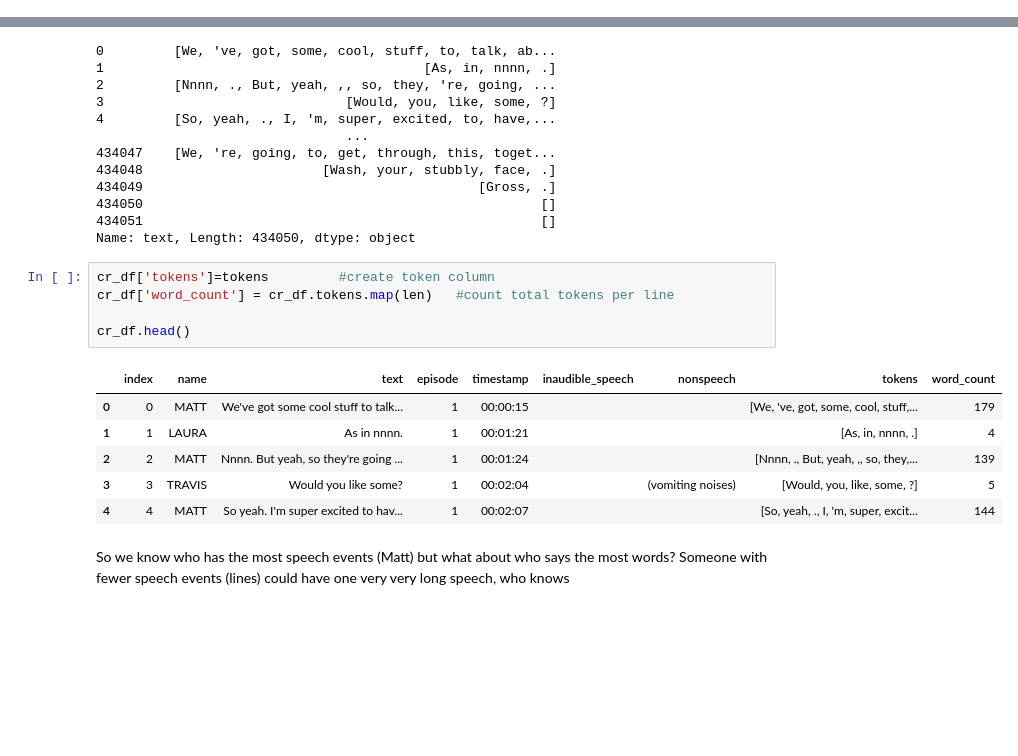
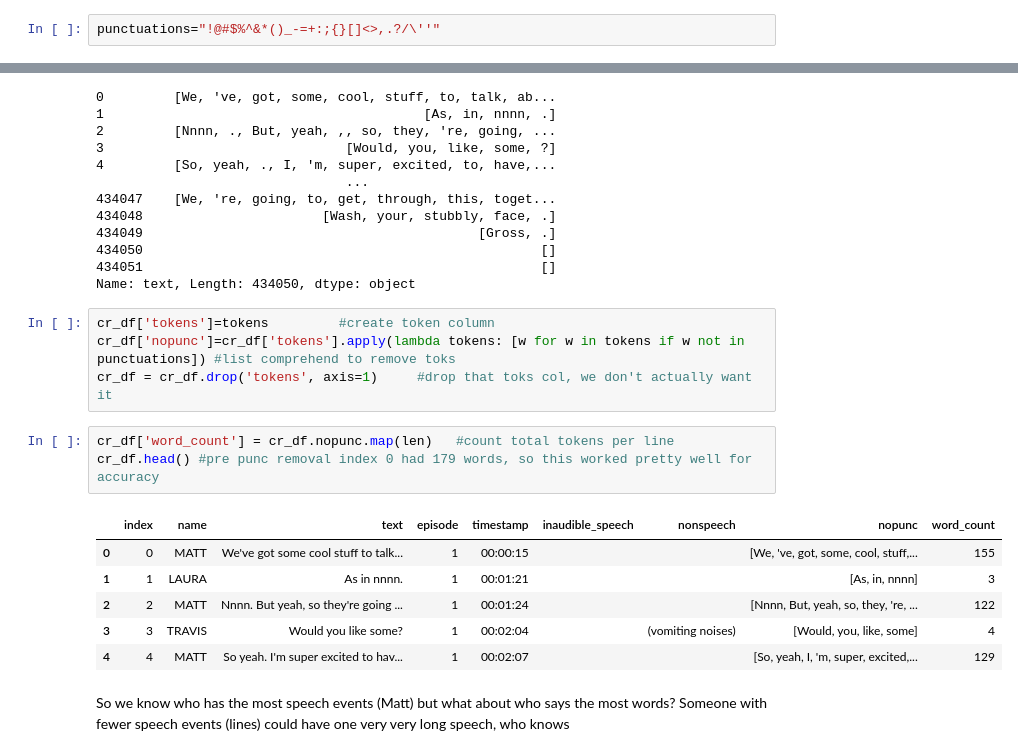
Before and after one commit to Data-Science-for-Linguists-2025/Critical-Role-Analysis, a Jupyter notebook: notebooks/cr_analysis.ipynb, the cells around one changed output, grey strips where cells are left out. Saved outputs shown, nothing was run; the diff lists cells and outputs as text; blank space fills up the shorter version.

```diff
--- a/notebooks/cr_analysis.ipynb
+++ b/notebooks/cr_analysis.ipynb
@@ -170,6 +165,8 @@ Not surprising again! Matt being the first makes sense, he is known as a DM for
 Tokenizing (should we tokenize including punctuation in this case...?), token counts & averages, word types (which will be shared) (checkw ith na rae.... word types are deemed ok for the FULL text or line by line?), sentence count, sentence length.
 # %% [markdown]
 ### Word counts (per line)
+# %%
+punctuations="!@#$%^&*()_-=+:;{}[]<>,.?/\''"
 # %%
 tokens = cr_df.text.map(nltk.word_tokenize)
 tokens
@@ -186,18 +183,20 @@ tokens
 434050                                                   []
 434051                                                   []
 Name: text, Length: 434050, dtype: object
+# %%
+cr_df['tokens']=tokens         #create token column
+cr_df['nopunc']=cr_df['tokens'].apply(lambda tokens: [w for w in tokens if w not in punctuations]) #list comprehend to remove toks
+cr_df = cr_df.drop('tokens', axis=1)     #drop that toks col, we don't actually want it
 # %%
-cr_df['tokens']=tokens         #create token column
-cr_df['word_count'] = cr_df.tokens.map(len)   #count total tokens per line
-
-cr_df.head()
+cr_df['word_count'] = cr_df.nopunc.map(len)   #count total tokens per line
+cr_df.head() #pre punc removal index 0 had 179 words, so this worked pretty well for accuracy
 # %% [output]
-|  | index | name | text | episode | timestamp | inaudible_speech | nonspeech | tokens | word_count |
-| 0 | 0 | MATT | We've got some cool stuff to talk... | 1 | 00:00:15 |  |  | [We, 've, got, some, cool, stuff,... | 179 |
-| 1 | 1 | LAURA | As in nnnn. | 1 | 00:01:21 |  |  | [As, in, nnnn, .] | 4 |
-| 2 | 2 | MATT | Nnnn. But yeah, so they're going ... | 1 | 00:01:24 |  |  | [Nnnn, ., But, yeah, ,, so, they,... | 139 |
-| 3 | 3 | TRAVIS | Would you like some? | 1 | 00:02:04 |  | (vomiting noises) | [Would, you, like, some, ?] | 5 |
-| 4 | 4 | MATT | So yeah. I'm super excited to hav... | 1 | 00:02:07 |  |  | [So, yeah, ., I, 'm, super, excit... | 144 |
+|  | index | name | text | episode | timestamp | inaudible_speech | nonspeech | nopunc | word_count |
+| 0 | 0 | MATT | We've got some cool stuff to talk... | 1 | 00:00:15 |  |  | [We, 've, got, some, cool, stuff,... | 155 |
+| 1 | 1 | LAURA | As in nnnn. | 1 | 00:01:21 |  |  | [As, in, nnnn] | 3 |
+| 2 | 2 | MATT | Nnnn. But yeah, so they're going ... | 1 | 00:01:24 |  |  | [Nnnn, But, yeah, so, they, 're, ... | 122 |
+| 3 | 3 | TRAVIS | Would you like some? | 1 | 00:02:04 |  | (vomiting noises) | [Would, you, like, some] | 4 |
+| 4 | 4 | MATT | So yeah. I'm super excited to hav... | 1 | 00:02:07 |  |  | [So, yeah, I, 'm, super, excited,... | 129 |
 # %% [markdown]
 So we know who has the most speech events (Matt) but what about who says the most words? Someone with fewer speech events (lines) could have one very very long speech, who knows
 # %% [markdown]
```
Also changed, not shown: parts of 46 cells of this notebook.
